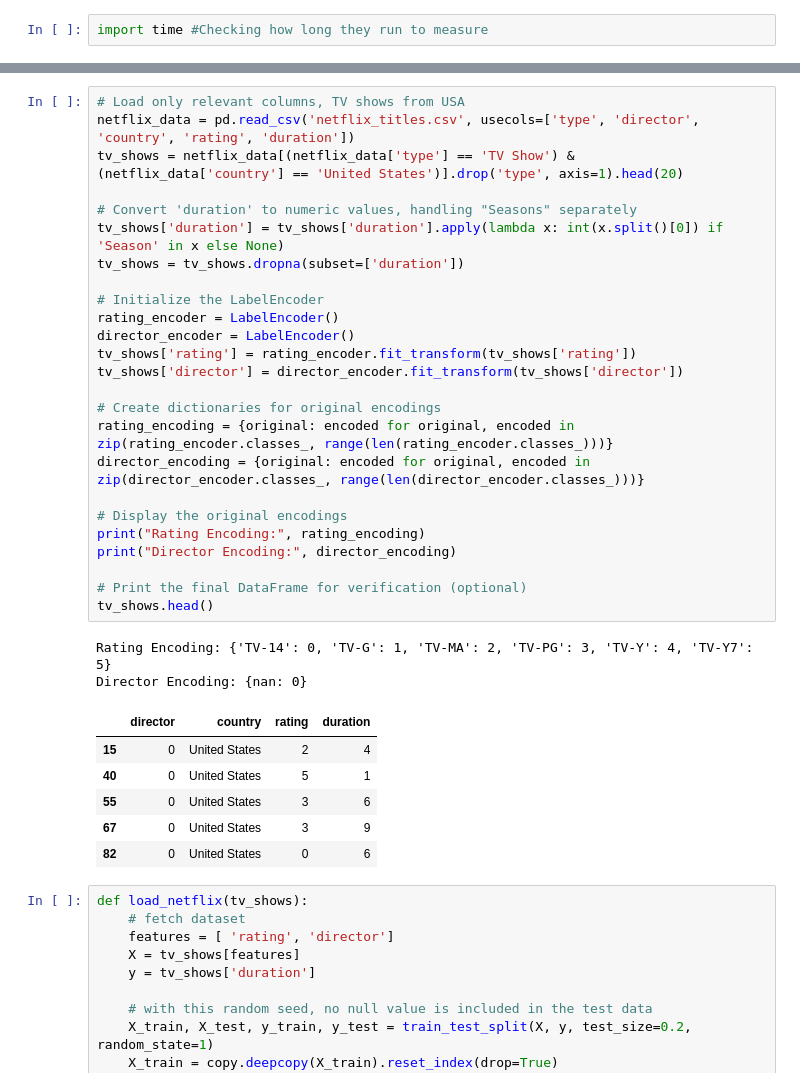
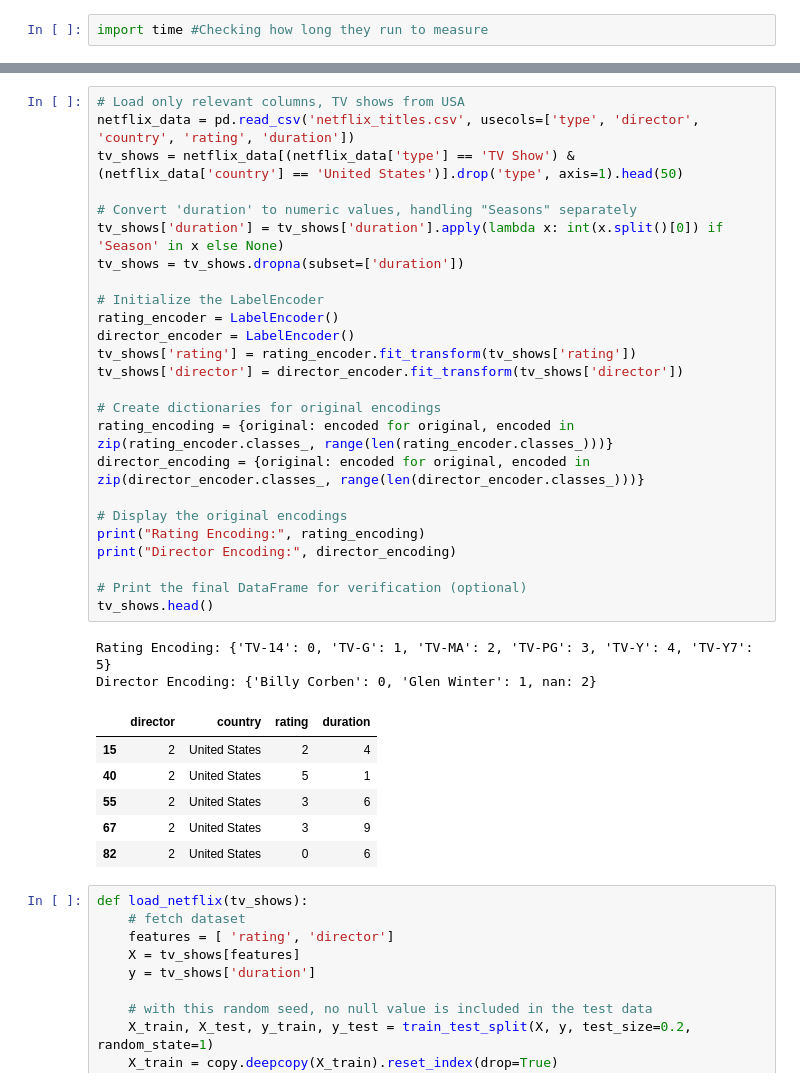
Before and after one commit to rx-72/Data-Augmentation-Project, a Jupyter notebook: Testing/netflix_test.ipynb, the cells around one changed output, grey strips where cells are left out. Drawn from its saved outputs; the diff is of its cells as text.

```diff
--- a/Testing/netflix_test.ipynb
+++ b/Testing/netflix_test.ipynb
@@ -42,37 +42,37 @@ warnings.filterwarnings('ignore')
 # %%
 # Load only relevant columns, TV shows from USA
 netflix_data = pd.read_csv('netflix_titles.csv', usecols=['type', 'director', 'country', 'rating', 'duration'])
-tv_shows = netflix_data[(netflix_data['type'] == 'TV Show') & (netflix_data['country'] == 'United States')].drop('type', axis=1).head(20)
+tv_shows = netflix_data[(netflix_data['type'] == 'TV Show') & (netflix_data['country'] == 'United States')].drop('type', axis=1).head(50)
 
 # Convert 'duration' to numeric values, handling "Seasons" separately
 tv_shows['duration'] = tv_shows['duration'].apply(lambda x: int(x.split()[0]) if 'Season' in x else None)
 tv_shows = tv_shows.dropna(subset=['duration'])
 
 # Initialize the LabelEncoder
 rating_encoder = LabelEncoder()
 director_encoder = LabelEncoder()
 tv_shows['rating'] = rating_encoder.fit_transform(tv_shows['rating'])
 tv_shows['director'] = director_encoder.fit_transform(tv_shows['director'])
 
 # Create dictionaries for original encodings
 rating_encoding = {original: encoded for original, encoded in zip(rating_encoder.classes_, range(len(rating_encoder.classes_)))}
 director_encoding = {original: encoded for original, encoded in zip(director_encoder.classes_, range(len(director_encoder.classes_)))}
 
 # Display the original encodings
 print("Rating Encoding:", rating_encoding)
 print("Director Encoding:", director_encoding)
 
 # Print the final DataFrame for verification (optional)
 tv_shows.head()
 # %% [output]
 Rating Encoding: {'TV-14': 0, 'TV-G': 1, 'TV-MA': 2, 'TV-PG': 3, 'TV-Y': 4, 'TV-Y7': 5}
-Director Encoding: {nan: 0}
+Director Encoding: {'Billy Corben': 0, 'Glen Winter': 1, nan: 2}
 |  | director | country | rating | duration |
-| 15 | 0 | United States | 2 | 4 |
-| 40 | 0 | United States | 5 | 1 |
-| 55 | 0 | United States | 3 | 6 |
-| 67 | 0 | United States | 3 | 9 |
-| 82 | 0 | United States | 0 | 6 |
+| 15 | 2 | United States | 2 | 4 |
+| 40 | 2 | United States | 5 | 1 |
+| 55 | 2 | United States | 3 | 6 |
+| 67 | 2 | United States | 3 | 9 |
+| 82 | 2 | United States | 0 | 6 |
 # %%
 def load_netflix(tv_shows):
     # fetch dataset
```
Also changed, not shown: parts of 12 cells of this notebook, 4 other files.
